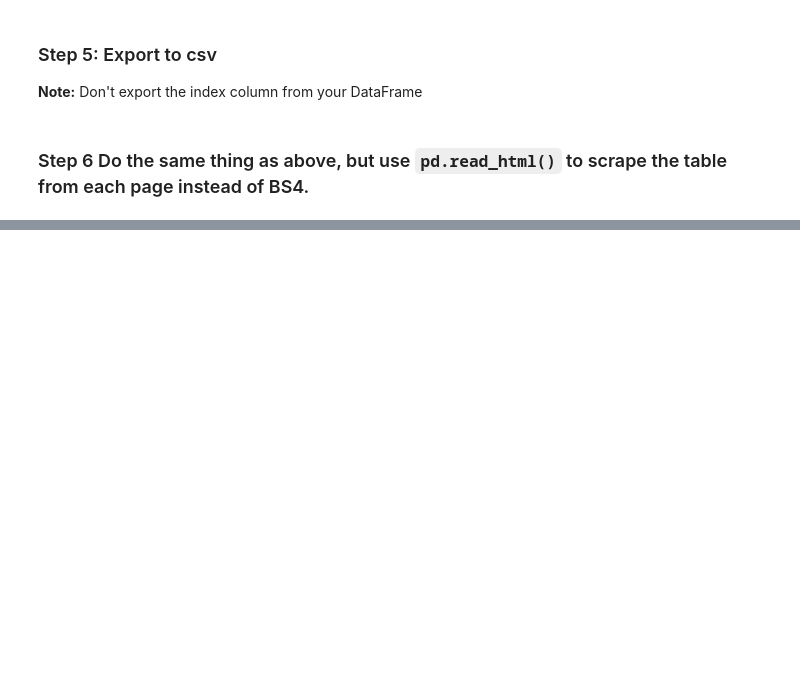
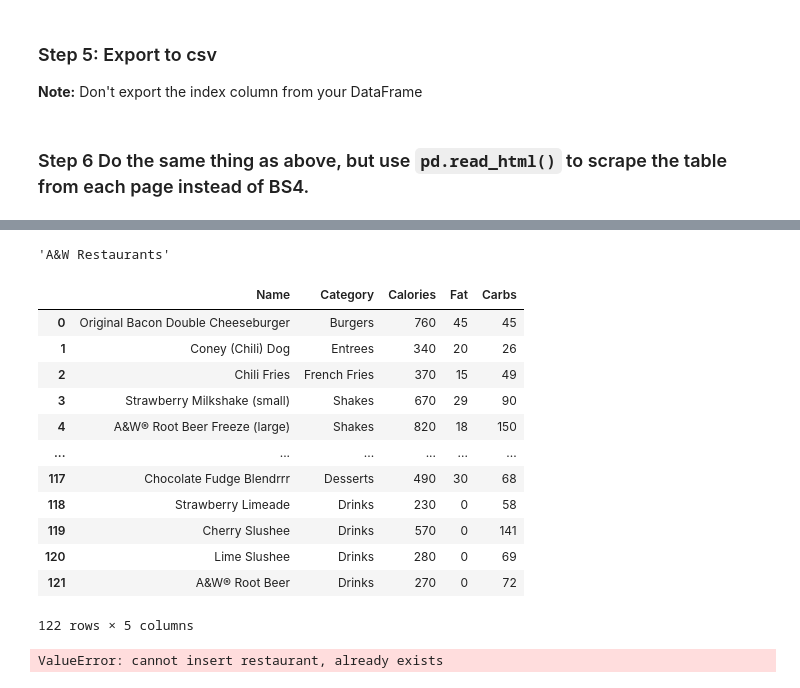
Before and after one commit to viviloaf/general-assembly, a Jupyter notebook: labs/5.01-lab-webscraping-master/starter-code.ipynb, the cells around one changed output, grey strips where cells are left out. Cells and saved outputs as stored; diff of their text form; code cells hidden in the pictures; blank space fills up the shorter version.

```diff
--- a/labs/5.01-lab-webscraping-master/starter-code.ipynb
+++ b/labs/5.01-lab-webscraping-master/starter-code.ipynb
@@ -53,0 +280,4 @@ foods = [
+# %%
+href.columns = ['links']
+# %%
+df_html = pd.read_html(url)[0].drop('Unnamed: 1', axis=1)
@@ -53,0 +310,4 @@ foods = [
+# %%
+df_html.iloc[0]['Name']
+# %% [output]
+'A&W Restaurants'
@@ -53,0 +316,20 @@ foods = [
+# %%
+list_df_foods[0][0]
+# %% [output]
+|  | Name | Category | Calories | Fat | Carbs |
+| 0 | Original Bacon Double Cheeseburger | Burgers | 760 | 45 | 45 |
+| 1 | Coney (Chili) Dog | Entrees | 340 | 20 | 26 |
+| 2 | Chili Fries | French Fries | 370 | 15 | 49 |
+| 3 | Strawberry Milkshake (small) | Shakes | 670 | 29 | 90 |
+| 4 | A&W® Root Beer Freeze (large) | Shakes | 820 | 18 | 150 |
+| ... | ... | ... | ... | ... | ... |
+| 117 | Chocolate Fudge Blendrrr | Desserts | 490 | 30 | 68 |
+| 118 | Strawberry Limeade | Drinks | 230 | 0 | 58 |
+| 119 | Cherry Slushee | Drinks | 570 | 0 | 141 |
+| 120 | Lime Slushee | Drinks | 280 | 0 | 69 |
+| 121 | A&W® Root Beer | Drinks | 270 | 0 | 72 |
+122 rows × 5 columns
+# %%
+[j[0].insert(1, 'restaurant', df_html.iloc[i]['Name']) for i,j in enumerate(list_df_foods)]
+# %% [output]
+ValueError: cannot insert restaurant, already exists
```
Also changed, not shown: parts of 47 cells of this notebook.
